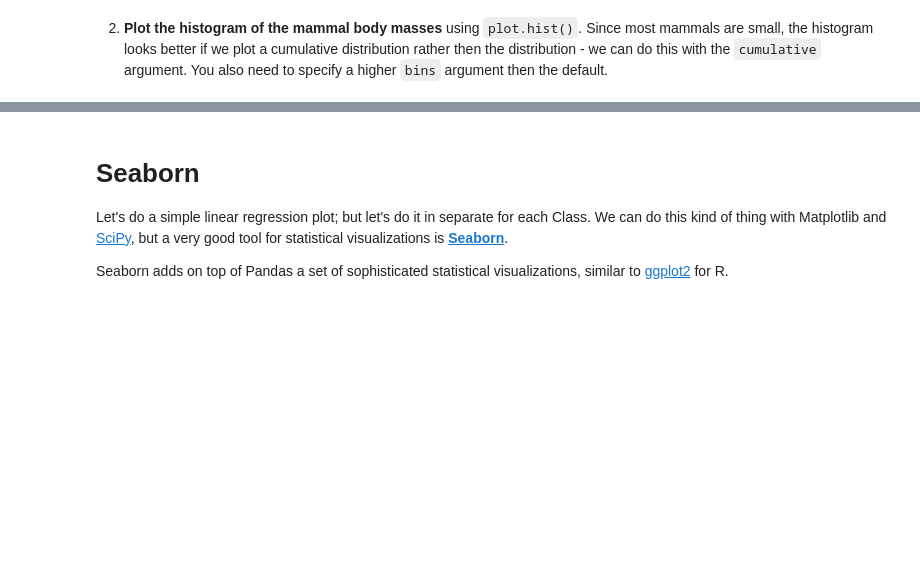
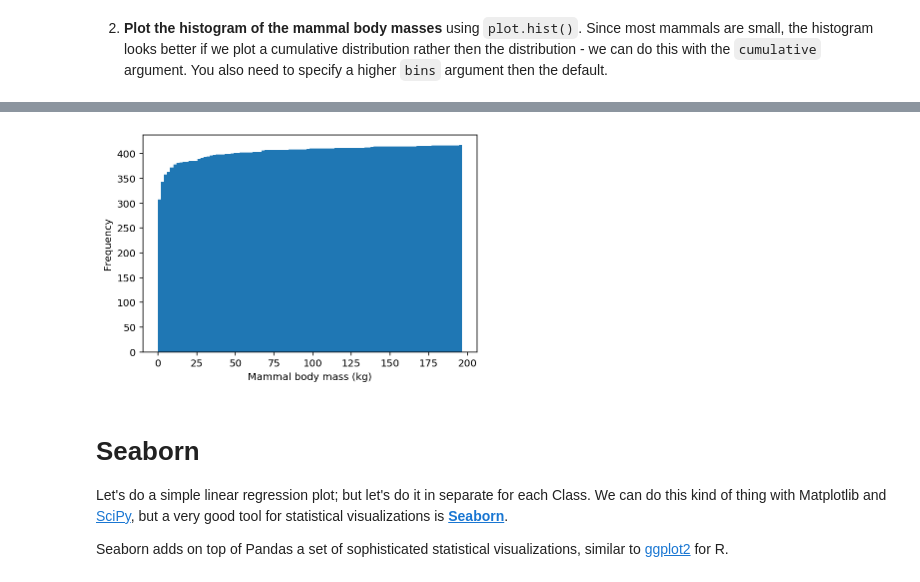
Before and after one commit to yoavram/DataSciPy, a Jupyter notebook: sessions/pandas-seaborn.ipynb, the cells around one changed output, grey strips where cells are left out. Cells and saved outputs as stored; diff of their text form; code cells hidden in the pictures; blank space fills up the shorter version.

```diff
--- a/sessions/pandas-seaborn.ipynb
+++ b/sessions/pandas-seaborn.ipynb
@@ -151,3 +179,9 @@ Since most mammals are small, the histogram looks better if we plot a cumulative
+# %%
+mammals = data[data['Class'] == 'Mammalia']
+mammals['Body mass (kg)'].plot.hist(bins=100, cumulative=True)
+plt.xlabel('Mammal body mass (kg)');
+# %% [output]
+[figure, added]
 # %% [markdown]
 # Seaborn
 
```
Also changed, not shown: parts of 15 cells of this notebook, 14 other files.
